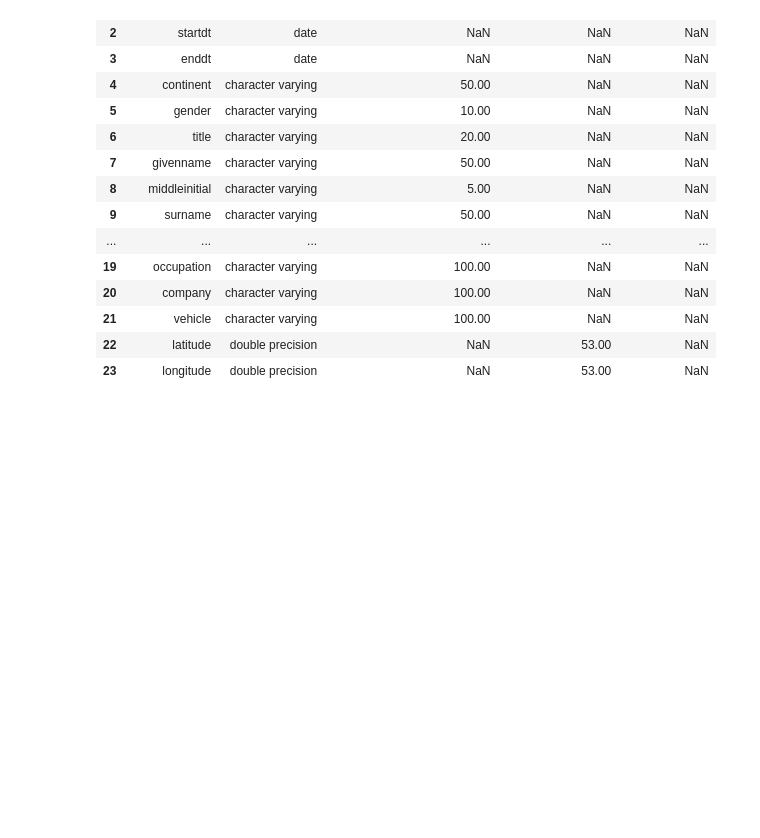
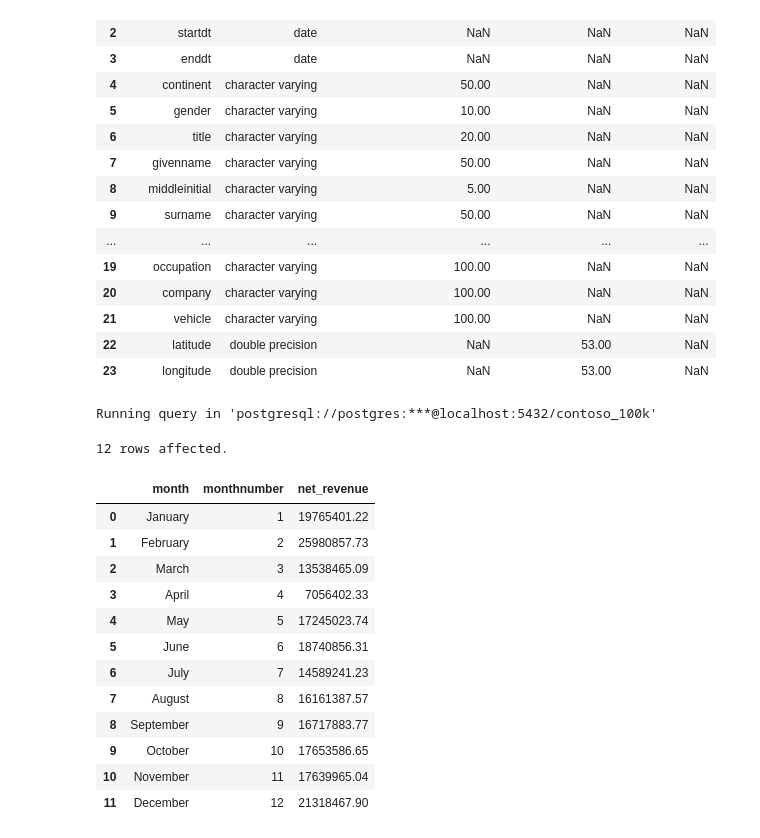
Before and after one commit to C0deB3ast/Data_analysis_work, a Jupyter notebook: Resources/Blank_SQL_Notebook.ipynb, the cells around one changed output. Saved outputs shown, nothing was run; the diff lists cells and outputs as text; code cells hidden in the pictures; blank space fills up the shorter version.

```diff
--- a/Resources/Blank_SQL_Notebook.ipynb
+++ b/Resources/Blank_SQL_Notebook.ipynb
@@ -1529,3 +1529,33 @@ Running query in 'postgresql://postgres:***@localhost:5432/contoso_100k'
 | 21 | vehicle | character varying | 100.00 | NaN | NaN |
 | 22 | latitude | double precision | NaN | 53.00 | NaN |
 | 23 | longitude | double precision | NaN | 53.00 | NaN |
+# %%
+%%sql
+select
+d.month,
+d.monthnumber,
+sum(s.quantity * s.netprice * s.exchangerate) AS net_revenue
+from sales s
+join date d on s.orderdate = d.date
+group by
+d.month,
+d.monthnumber
+order by
+d.monthnumber
+/*Revenue by named months using date table*/
+# %% [output]
+Running query in 'postgresql://postgres:***@localhost:5432/contoso_100k'
+12 rows affected.
+|  | month | monthnumber | net_revenue |
+| 0 | January | 1 | 19765401.22 |
+| 1 | February | 2 | 25980857.73 |
+| 2 | March | 3 | 13538465.09 |
+| 3 | April | 4 | 7056402.33 |
+| 4 | May | 5 | 17245023.74 |
+| 5 | June | 6 | 18740856.31 |
+| 6 | July | 7 | 14589241.23 |
+| 7 | August | 8 | 16161387.57 |
+| 8 | September | 9 | 16717883.77 |
+| 9 | October | 10 | 17653586.65 |
+| 10 | November | 11 | 17639965.04 |
+| 11 | December | 12 | 21318467.90 |
```
Also changed, not shown: parts of 2 cells of this notebook.
